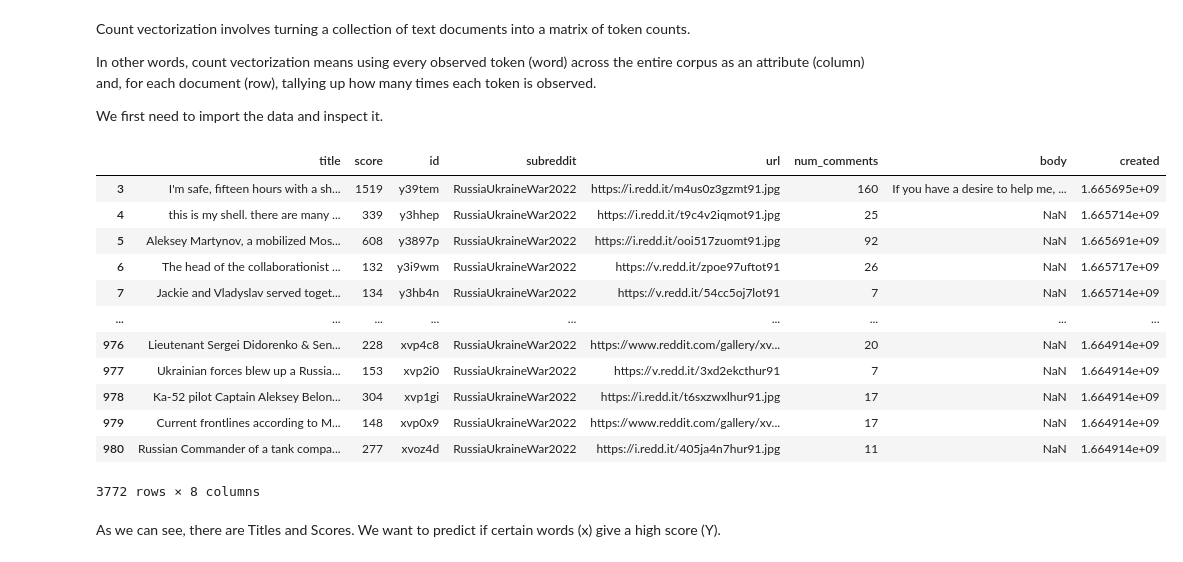
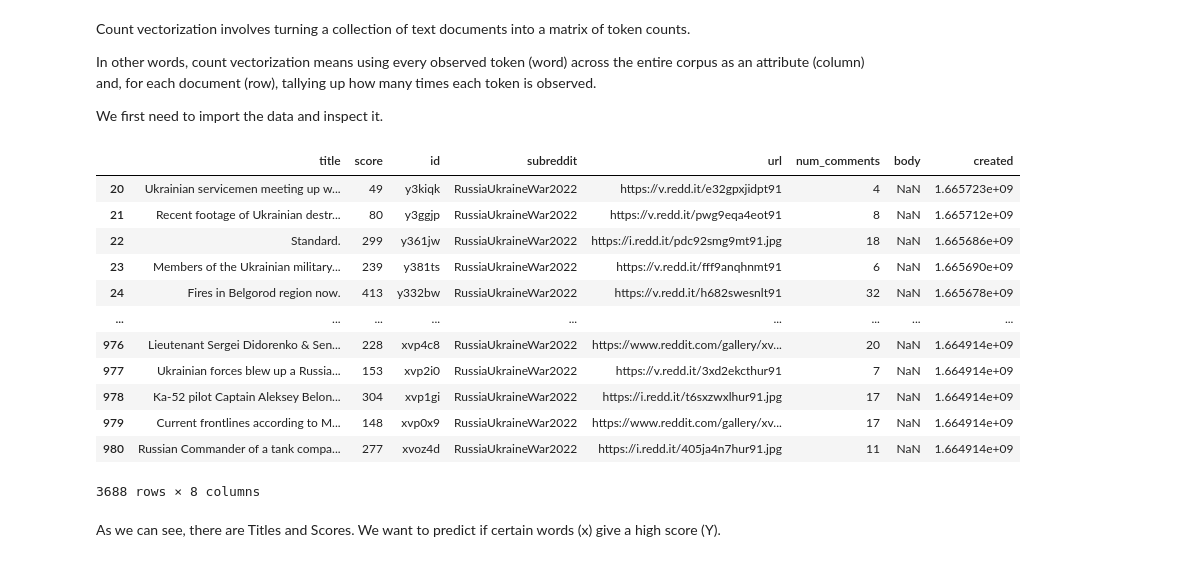
Before and after one commit to SebastianRosenquist/BigDataEksamen, a Jupyter notebook: exam_project_cleaned.ipynb, the cells around one changed output. Saved outputs shown, nothing was run; the diff lists cells and outputs as text; code cells hidden in the pictures.

```diff
--- a/exam_project_cleaned.ipynb
+++ b/exam_project_cleaned.ipynb
@@ -42,28 +42,28 @@ We first need to import the data and inspect it.
 # %%
 df1 = pd.read_csv('./hot_posts.csv')
 df2 = pd.read_csv('./top_posts.csv')
 df3 = pd.read_csv('./controversial_posts.csv')
 df4 = pd.read_csv('./new_posts.csv')
 dfMerge = [df1, df2, df3, df4]
 df = pd.concat(dfMerge)
 df.dropna(subset=['score'], inplace=True)
 df.dropna(subset=['title'], inplace=True)
-df.drop(df[df['score'] > 10000].index, axis=0, inplace=True)
+df.drop(df[df['score'] > 4000].index, axis=0, inplace=True)
 df
 # %% [output]
 |  | title | score | id | subreddit | url | num_comments | body | created |
-| 3 | I'm safe, fifteen hours with a sh... | 1519 | y39tem | RussiaUkraineWar2022 | https://i.redd.it/m4us0z3gzmt91.jpg | 160 | If you have a desire to help me, ... | 1.665695e+09 |
-| 4 | this is my shell. there are many ... | 339 | y3hhep | RussiaUkraineWar2022 | https://i.redd.it/t9c4v2iqmot91.jpg | 25 | NaN | 1.665714e+09 |
-| 5 | Aleksey Martynov, a mobilized Mos... | 608 | y3897p | RussiaUkraineWar2022 | https://i.redd.it/ooi517zuomt91.jpg | 92 | NaN | 1.665691e+09 |
-| 6 | The head of the collaborationist ... | 132 | y3i9wm | RussiaUkraineWar2022 | https://v.redd.it/zpoe97uftot91 | 26 | NaN | 1.665717e+09 |
-| 7 | Jackie and Vladyslav served toget... | 134 | y3hb4n | RussiaUkraineWar2022 | https://v.redd.it/54cc5oj7lot91 | 7 | NaN | 1.665714e+09 |
+| 20 | Ukrainian servicemen meeting up w... | 49 | y3kiqk | RussiaUkraineWar2022 | https://v.redd.it/e32gpxjidpt91 | 4 | NaN | 1.665723e+09 |
+| 21 | Recent footage of Ukrainian destr... | 80 | y3ggjp | RussiaUkraineWar2022 | https://v.redd.it/pwg9eqa4eot91 | 8 | NaN | 1.665712e+09 |
+| 22 | Standard. | 299 | y361jw | RussiaUkraineWar2022 | https://i.redd.it/pdc92smg9mt91.jpg | 18 | NaN | 1.665686e+09 |
+| 23 | Members of the Ukrainian military... | 239 | y381ts | RussiaUkraineWar2022 | https://v.redd.it/fff9anqhnmt91 | 6 | NaN | 1.665690e+09 |
+| 24 | Fires in Belgorod region now. | 413 | y332bw | RussiaUkraineWar2022 | https://v.redd.it/h682swesnlt91 | 32 | NaN | 1.665678e+09 |
 | ... | ... | ... | ... | ... | ... | ... | ... | ... |
 | 976 | Lieutenant Sergei Didorenko & Sen... | 228 | xvp4c8 | RussiaUkraineWar2022 | https://www.reddit.com/gallery/xv... | 20 | NaN | 1.664914e+09 |
 | 977 | Ukrainian forces blew up a Russia... | 153 | xvp2i0 | RussiaUkraineWar2022 | https://v.redd.it/3xd2ekcthur91 | 7 | NaN | 1.664914e+09 |
 | 978 | Ka-52 pilot Captain Aleksey Belon... | 304 | xvp1gi | RussiaUkraineWar2022 | https://i.redd.it/t6sxzwxlhur91.jpg | 17 | NaN | 1.664914e+09 |
 | 979 | Current frontlines according to M... | 148 | xvp0x9 | RussiaUkraineWar2022 | https://www.reddit.com/gallery/xv... | 17 | NaN | 1.664914e+09 |
 | 980 | Russian Commander of a tank compa... | 277 | xvoz4d | RussiaUkraineWar2022 | https://i.redd.it/405ja4n7hur91.jpg | 11 | NaN | 1.664914e+09 |
-3772 rows × 8 columns
+3688 rows × 8 columns
 # %% [markdown]
 As we can see, there are Titles and Scores. We want to predict if certain words (x) give a high score (Y).
 # %% [markdown]
```
Also changed, not shown: parts of 34 cells of this notebook.
